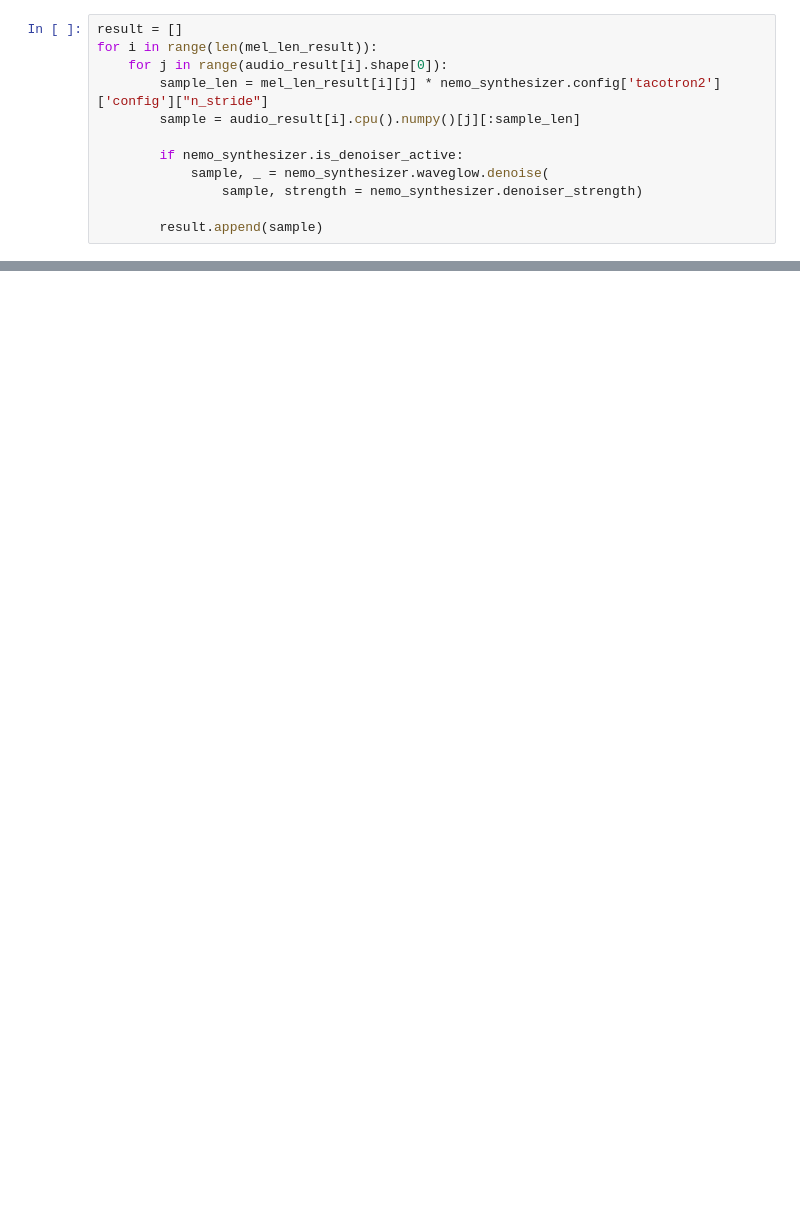
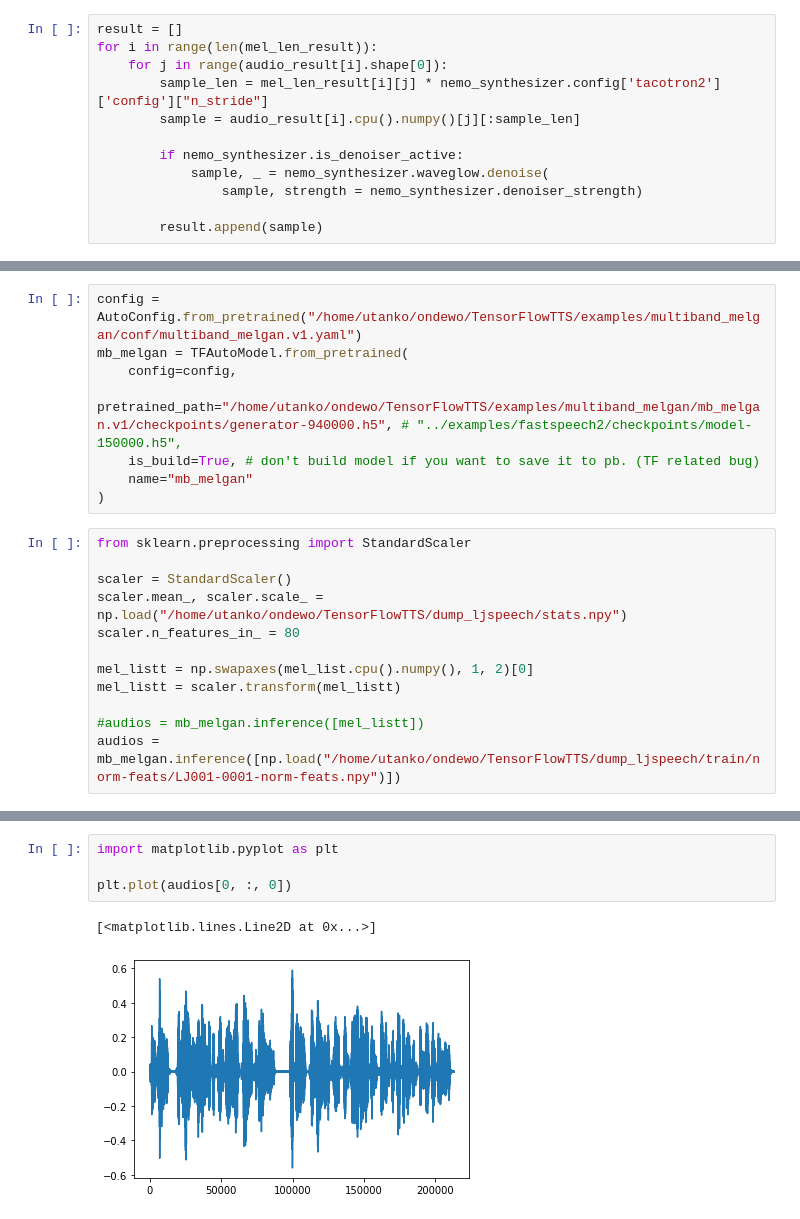
Before and after one commit to ondewo/ondewo-t2s-api, a Jupyter notebook: notebooks/compare_waveglow_vs_melgan.ipynb, the cells around one changed output, grey strips where cells are left out. Saved outputs shown, nothing was run; the diff lists cells and outputs as text; blank space fills up the shorter version.

```diff
--- a/notebooks/compare_waveglow_vs_melgan.ipynb
+++ b/notebooks/compare_waveglow_vs_melgan.ipynb
@@ -206,0 +220,20 @@ IndexError: index 1 is out of bounds for dimension 0 with size 1
+# %%
+config = AutoConfig.from_pretrained("/home/utanko/ondewo/TensorFlowTTS/examples/multiband_melgan/conf/multiband_melgan.v1.yaml")
+mb_melgan = TFAutoModel.from_pretrained(
+    config=config,
+    pretrained_path="/home/utanko/ondewo/TensorFlowTTS/examples/multiband_melgan/mb_melgan.v1/checkpoints/generator-940000.h5", # "../examples/fastspeech2/checkpoints/model-150000.h5",
+    is_build=True, # don't build model if you want to save it to pb. (TF related bug)
+    name="mb_melgan"
+)
+# %%
+from sklearn.preprocessing import StandardScaler
+
+scaler = StandardScaler()
+scaler.mean_, scaler.scale_ = np.load("/home/utanko/ondewo/TensorFlowTTS/dump_ljspeech/stats.npy")
+scaler.n_features_in_ = 80
+
+mel_listt = np.swapaxes(mel_list.cpu().numpy(), 1, 2)[0]
+mel_listt = scaler.transform(mel_listt)
+
+#audios = mb_melgan.inference([mel_listt])
+audios = mb_melgan.inference([np.load("/home/utanko/ondewo/TensorFlowTTS/dump_ljspeech/train/norm-feats/LJ001-0001-norm-feats.npy")])
@@ -206,0 +280,7 @@ IndexError: index 1 is out of bounds for dimension 0 with size 1
+# %%
+import matplotlib.pyplot as plt
+
+plt.plot(audios[0, :, 0])
+# %% [output]
+[<matplotlib.lines.Line2D at 0x...>]
+[figure, added]
```
Also changed, not shown: parts of 30 cells of this notebook, 2 other files.
